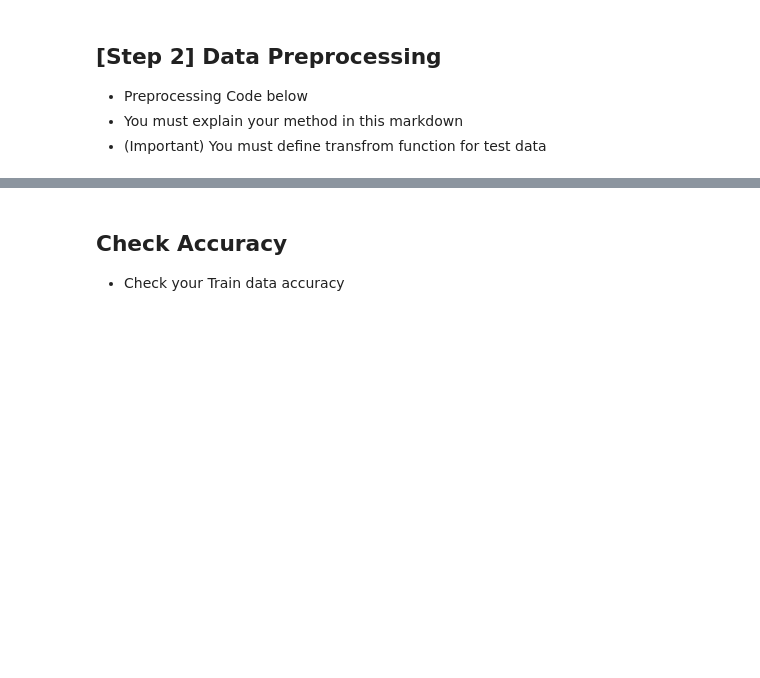
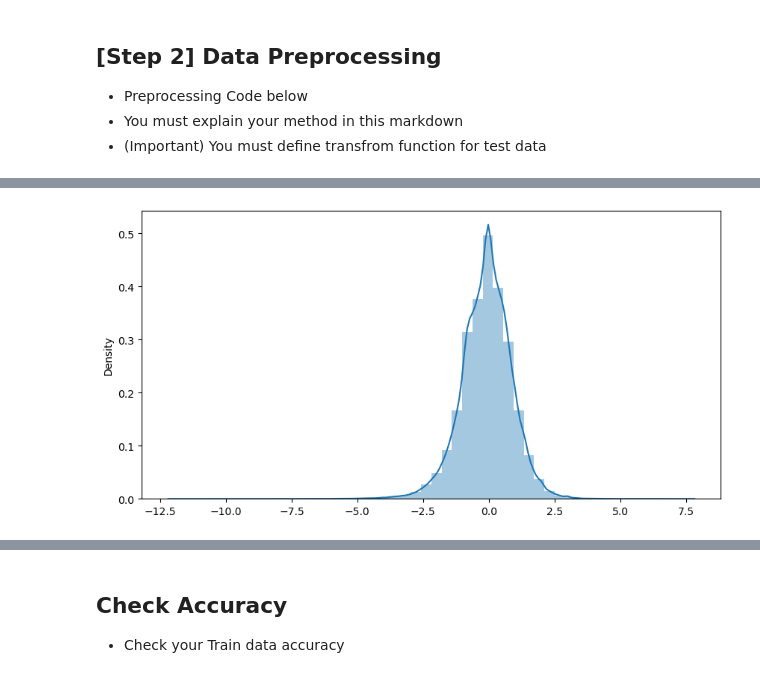
Before and after one commit to han-0315/-, a Jupyter notebook: 기말고사과제/Practice Code.ipynb, the cells around one changed output, grey strips where cells are left out. Saved outputs shown, nothing was run; the diff lists cells and outputs as text; code cells hidden in the pictures; blank space fills up the shorter version.

```diff
--- a/기말고사과제/Practice Code.ipynb
+++ b/기말고사과제/Practice Code.ipynb
@@ -76,0 +201,8 @@ y_data = data['answer']
+# %%
+skewed_feats = skewed_feats[abs(skewed_feats) > 0.75].index
+
+for i in skewed_feats:
+    data[i] = np.log1p(data[i])
+
+skewed_feats = data[numeric_feats].apply(lambda x: skew(x.dropna()))
+print(skewed_feats.sort_values(ascending=False)[:10])
@@ -100,0 +256,7 @@ def transform_test(X_test_data):
+# %%
+data = data.fillna(data.mean())
+# %%
+sns.distplot(data)
+plt.show()
+# %% [output]
+[figure, added]
```
Also changed, not shown: parts of 40 cells of this notebook, 1 other file.
